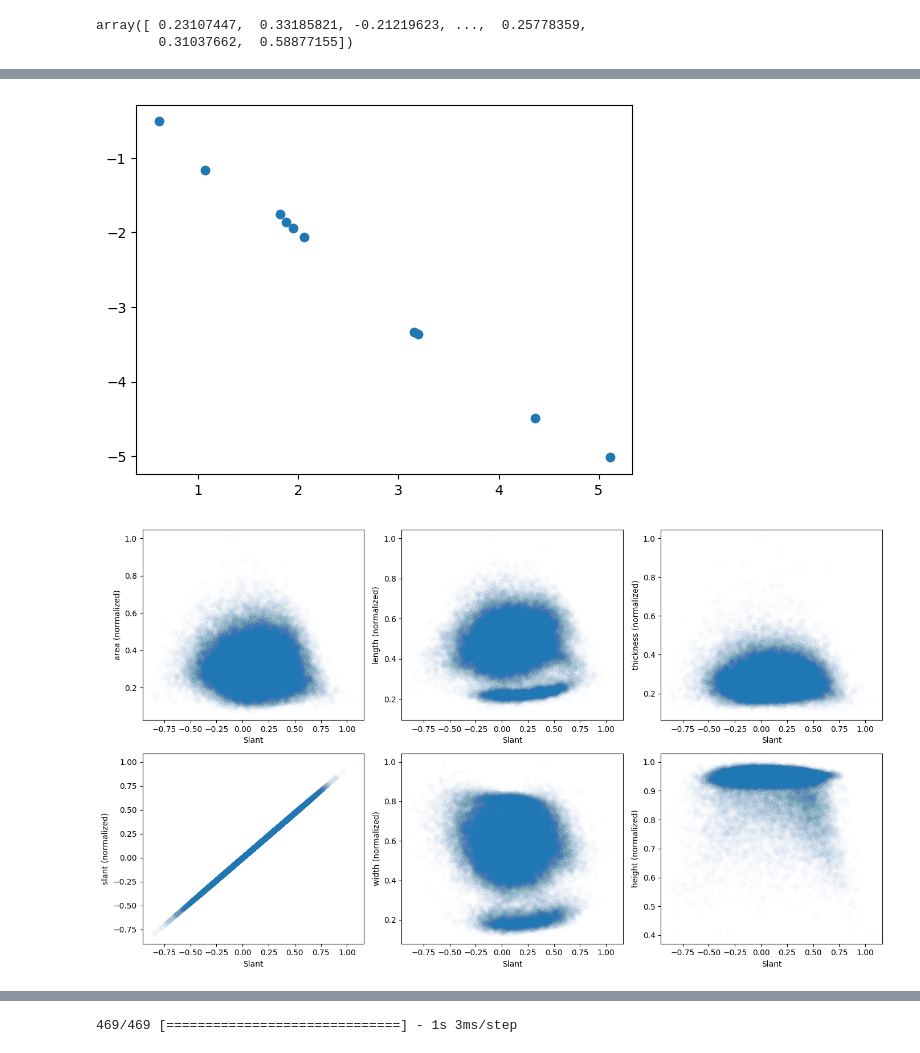
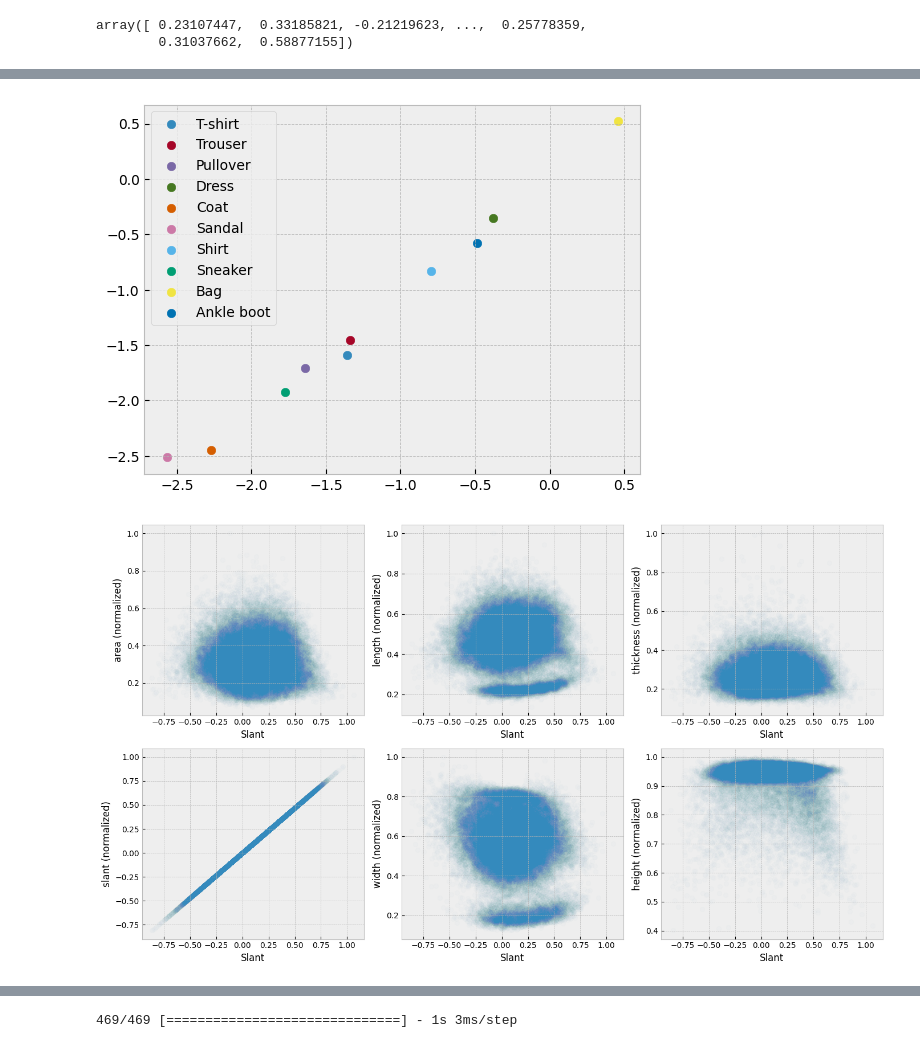
Before and after one commit to Mdolhare/RedesNeuronalesTP1, a Jupyter notebook: Regresion.ipynb, the cells around one changed output, grey strips where cells are left out. Saved outputs shown, nothing was run; the diff lists cells and outputs as text; code cells hidden in the pictures.

```diff
--- a/Regresion.ipynb
+++ b/Regresion.ipynb
@@ -230,22 +192,14 @@ array([[ 2.0574074 , -2.0615642 ],
 # %%
-plt.scatter(emb[:, 0], emb[:, 1])
+for idx, clase in enumerate(clases):
+    plt.scatter(emb[idx, 0], emb[idx, 1], label=clase)
+plt.legend()
 plt.show()
 # %% [output]
-[figure, old version]
+[figure, new version]
 # %%
-fig, ax = plt.subplots(nrows=2, ncols=3, figsize=(14, 8))
-
-for idx, (label, data) in enumerate(train_morpho.items()):
-    if idx:
-        (row, col) = (0, idx-1) if idx < 4 else (1, idx-4)
-        ax[row, col].scatter(train_morpho['slant'], data/max(data), alpha=0.01)
-        ax[row, col].set_xlabel('Slant')
-        ax[row, col].set_ylabel(label + ' (normalized)')
-
-fig.tight_layout()
-plt.show()
+helper.plotScatters(train_morpho)
 # %% [output]
-[figure, old version]
+[figure, new version]
 # %%
 p3input1 = Input(shape=(28, 28))
 
```
Also changed, not shown: parts of 15 cells of this notebook, 35 other files.
